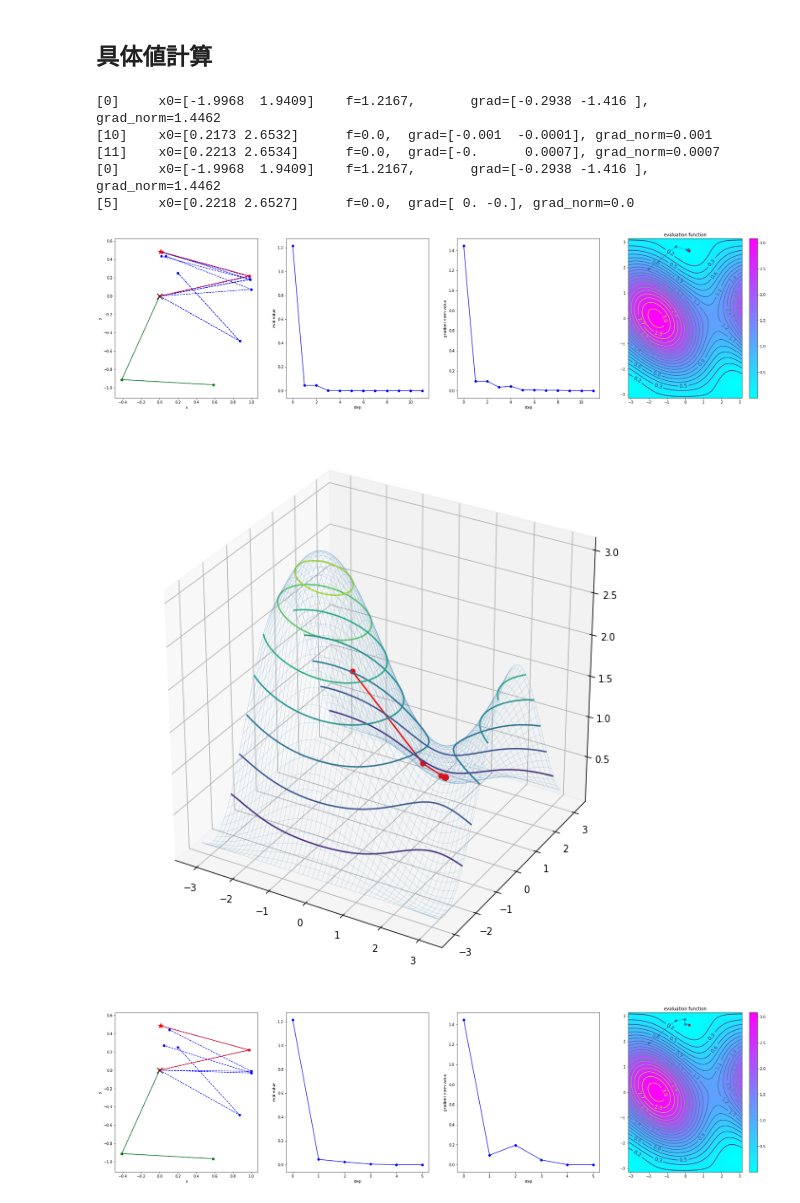
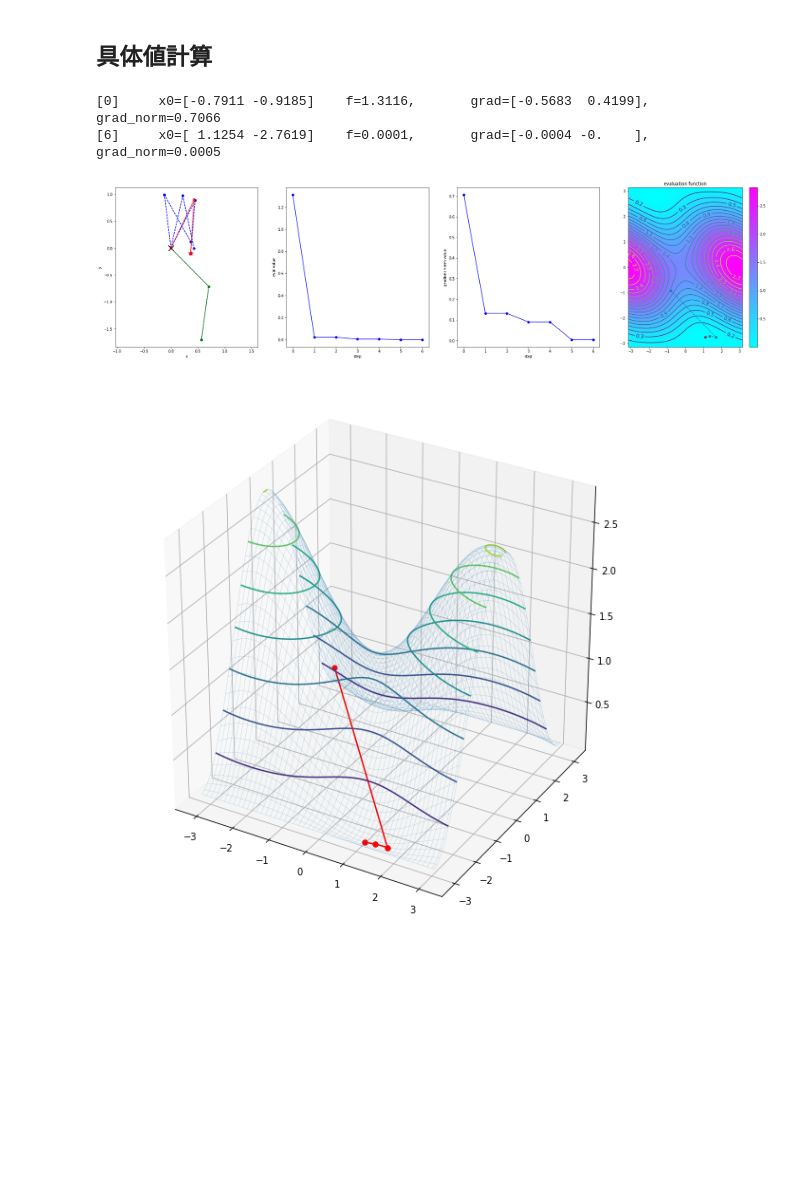
Before and after one commit to TakashiSato/colaboratory, a Jupyter notebook: NonLinearOptimalControl/Algorithm2_4_QuasiNewtonMethod.ipynb, the cells around one changed output. Drawn from its saved outputs; the diff is of its cells as text; code cells hidden in the pictures; blank space fills up the shorter version.

```diff
--- a/NonLinearOptimalControl/Algorithm2_4_QuasiNewtonMethod.ipynb
+++ b/NonLinearOptimalControl/Algorithm2_4_QuasiNewtonMethod.ipynb
@@ -136,7 +136,7 @@ class OptimizationResult():
 # %%
 # 直線探索
 def line_search(f_symbols, x_symbols, x0, s):
-  alpha_value = np.linspace(0.01, 2.0*np.pi, 10000)
+  alpha_value = np.linspace(1e-5, 2*np.pi, 20000)
 
   alpha = sympy.symbols('alpha')
   x_temp_func  = sympy.lambdify(alpha, x0 + alpha * s, 'numpy')
@@ -419,7 +419,7 @@ def quasi_newton_method(f_symbols, x_symbols, x0, solver='BFGS', epsilon=1e-4, m
     # 1) set initial x_k, g_k, H_k
     if k == 0:
       x_k = x_kp1
-      g_k =  grad_symbols.subs(list(zip(x_symbols, x_k)))
+      g_k = grad_symbols.subs(list(zip(x_symbols, x_k)))
       H_k = I
 
     # 2) stop when gradient vector norm nearly equal 0
@@ -440,7 +440,6 @@ def quasi_newton_method(f_symbols, x_symbols, x0, solver='BFGS', epsilon=1e-4, m
     # 4.5) reset k := 0
     if k == n-1:
       k = 0
-      x_k = x_kp1
       continue
 
     # 5) compute s_k and y_k
@@ -469,31 +468,28 @@ def quasi_newton_method(f_symbols, x_symbols, x0, solver='BFGS', epsilon=1e-4, m
   return ret
 # %%
 # problem settings
-# x0 = Matrix(np.random.uniform(-np.pi, np.pi, joint_size))
-# xd = Matrix(np.random.uniform(-1, 1, 2))
+x0 = Matrix(np.random.uniform(-np.pi, np.pi, joint_size))
+xd = Matrix(np.random.uniform(-1, 1, 2))
 ee_pose = robot.T_base[-1][0:2,3]
 
 g = Matrix(ee_pose - xd)
 f_symbols = Matrix(1/2*g.T*g )[0]
 x_symbols = Matrix(theta[0:-1])
 
 # solve problem
 # result = steepest_descent_method(f_symbols, x_symbols, x0, epsilon=1e-3, max_iteration=100, print_interval=1)
 # result = conjugate_gradient_method(f_symbols, x_symbols, x0, epsilon=1e-3, max_iteration=100, print_interval=1)
 # result = newton_raphson_method(f_symbols, x_symbols, x0, epsilon=1e-3, max_iteration=100, print_interval=1)
-result = quasi_newton_method(f_symbols, x_symbols, x0, solver='DFP', epsilon=1e-3, max_iteration=100, print_interval=10)
-plot_result(result)
+# plot_result(result)
+# result = quasi_newton_method(f_symbols, x_symbols, x0, solver='DFP', epsilon=1e-3, max_iteration=100, print_interval=10)
+# plot_result(result)
 result = quasi_newton_method(f_symbols, x_symbols, x0, solver='BFGS', epsilon=1e-3, max_iteration=100, print_interval=10)
 plot_result(result)
 
 # manipulability = sqrt((robot.jacobian*robot.jacobian.T).det())
 # print('manipulability: ', manipulability.subs(list(zip(x_symbols, result.x_star))))
 # %% [output]
-[0]     x0=[-1.9968  1.9409]    f=1.2167,       grad=[-0.2938 -1.416 ], grad_norm=1.4462
-[10]    x0=[0.2173 2.6532]      f=0.0,  grad=[-0.001  -0.0001], grad_norm=0.001
-[11]    x0=[0.2213 2.6534]      f=0.0,  grad=[-0.      0.0007], grad_norm=0.0007
-[0]     x0=[-1.9968  1.9409]    f=1.2167,       grad=[-0.2938 -1.416 ], grad_norm=1.4462
-[5]     x0=[0.2218 2.6527]      f=0.0,  grad=[ 0. -0.], grad_norm=0.0
+[0]     x0=[-0.7911 -0.9185]    f=1.3116,       grad=[-0.5683  0.4199], grad_norm=0.7066
+[6]     x0=[ 1.1254 -2.7619]    f=0.0001,       grad=[-0.0004 -0.    ], grad_norm=0.0005
-[figure, old version]
+[figure, new version]
-[figure, old version]
+[figure, new version]
-[figure, removed]
```
Also changed, not shown: parts of 2 cells of this notebook.
